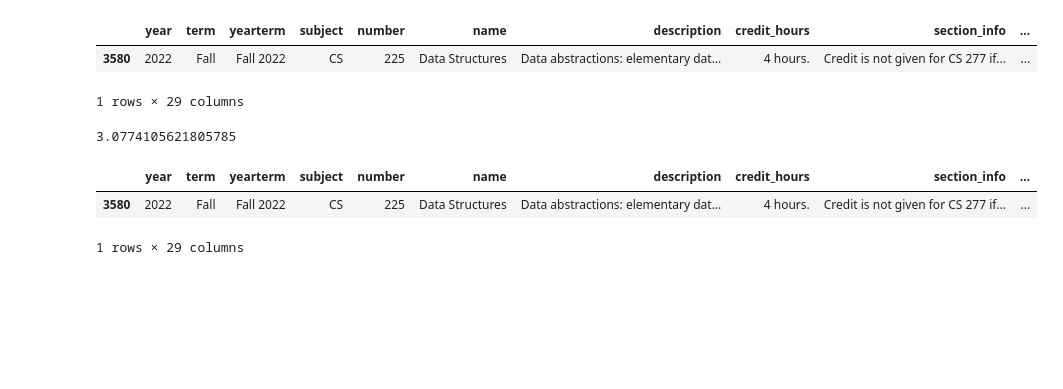
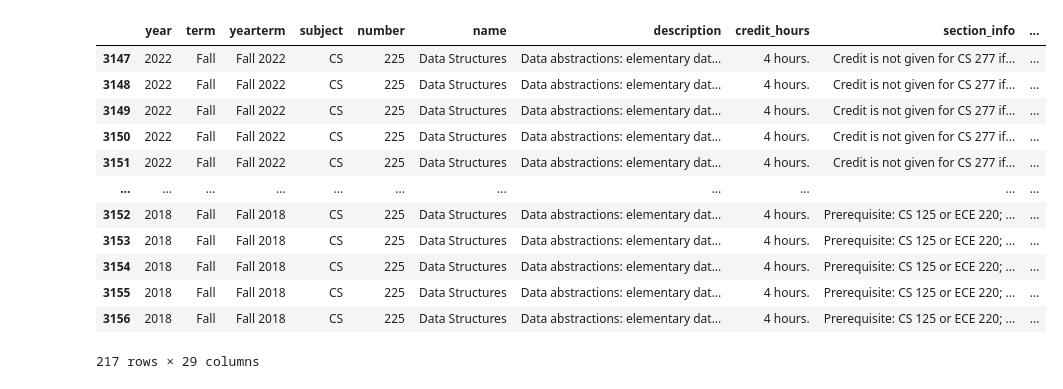
Before and after one commit to timot3/uiuc-course-api, a Jupyter notebook: data/data_processing.ipynb, the cells around one changed output. Saved outputs shown, nothing was run; the diff lists cells and outputs as text; code cells hidden in the pictures; blank space fills up the shorter version.

```diff
--- a/data/data_processing.ipynb
+++ b/data/data_processing.ipynb
@@ -130,8 +104,5 @@ df_exp
 5 rows × 28 columns
 # %%
-def preprocess_df(df, keep_cols) -> pd.DataFrame:
-
-    keep_cols = [x.lower().replace(' ', '_') for x in keep_cols] # preprocess ot be the same format
+def preprocess_df(df) -> pd.DataFrame:
     df.columns = [x.lower().replace(' ', '_') for x in df.columns]
-    df = df.drop([x for x in list(df_exp.columns) if x not in keep_cols], axis='columns')
     return df
@@ -166,0 +109,3 @@ preprocess_df(df_all, keep_cols)
+# %%
+df_all = preprocess_df(df_data)
+df_all
@@ -225,7 +150,7 @@ def map_gpas(row):
     row["gpa"] = recent_gpa
     return row
 # %%
-df_n = df_all.apply(map_gpas, axis=1)
+df_n = df_all.progress_apply(map_gpas, axis=1)
 # %%
 df_n[df_n["label"] == "ECE 391"]
 # %% [output]
@@ -235,19 +170,19 @@ df_n[df_n["label"] == "ECE 391"]
 # %%
-df_all[(df_all['subject'] == 'CS') & (df_all['number'] == 225)]
+df_n[(df_n['subject'] == 'CS') & (df_n['number'] == 225)]
 # %% [output]
 |  | year | term | yearterm | subject | number | name | description | credit_hours | section_info | ... |
-| 3580 | 2022 | Fall | Fall 2022 | CS | 225 | Data Structures | Data abstractions: elementary dat... | 4 hours. | Credit is not given for CS 277 if... | ... |
+| 3147 | 2022 | Fall | Fall 2022 | CS | 225 | Data Structures | Data abstractions: elementary dat... | 4 hours. | Credit is not given for CS 277 if... | ... |
+| 3148 | 2022 | Fall | Fall 2022 | CS | 225 | Data Structures | Data abstractions: elementary dat... | 4 hours. | Credit is not given for CS 277 if... | ... |
+| 3149 | 2022 | Fall | Fall 2022 | CS | 225 | Data Structures | Data abstractions: elementary dat... | 4 hours. | Credit is not given for CS 277 if... | ... |
+| 3150 | 2022 | Fall | Fall 2022 | CS | 225 | Data Structures | Data abstractions: elementary dat... | 4 hours. | Credit is not given for CS 277 if... | ... |
+| 3151 | 2022 | Fall | Fall 2022 | CS | 225 | Data Structures | Data abstractions: elementary dat... | 4 hours. | Credit is not given for CS 277 if... | ... |
+| ... | ... | ... | ... | ... | ... | ... | ... | ... | ... | ... |
+| 3152 | 2018 | Fall | Fall 2018 | CS | 225 | Data Structures | Data abstractions: elementary dat... | 4 hours. | Prerequisite: CS 125 or ECE 220; ... | ... |
+| 3153 | 2018 | Fall | Fall 2018 | CS | 225 | Data Structures | Data abstractions: elementary dat... | 4 hours. | Prerequisite: CS 125 or ECE 220; ... | ... |
+| 3154 | 2018 | Fall | Fall 2018 | CS | 225 | Data Structures | Data abstractions: elementary dat... | 4 hours. | Prerequisite: CS 125 or ECE 220; ... | ... |
+| 3155 | 2018 | Fall | Fall 2018 | CS | 225 | Data Structures | Data abstractions: elementary dat... | 4 hours. | Prerequisite: CS 125 or ECE 220; ... | ... |
+| 3156 | 2018 | Fall | Fall 2018 | CS | 225 | Data Structures | Data abstractions: elementary dat... | 4 hours. | Prerequisite: CS 125 or ECE 220; ... | ... |
-1 rows × 29 columns
+217 rows × 29 columns
 # %%
 with sqlite3.connect("fa22_courses.db") as conn:
     df_n.to_sql("classes", conn, if_exists="replace")
-# %%
-get_recent_average_gpa("ECE 391")
-# %% [output]
-3.0774105621805785
-# %%
-map_gpas(df_all[(df_all['subject'] == 'CS') & (df_all['number'] == 225)])
-# %% [output]
-|  | year | term | yearterm | subject | number | name | description | credit_hours | section_info | ... |
-| 3580 | 2022 | Fall | Fall 2022 | CS | 225 | Data Structures | Data abstractions: elementary dat... | 4 hours. | Credit is not given for CS 277 if... | ... |
-1 rows × 29 columns
```
Also changed, not shown: parts of 19 cells of this notebook, 31 other files.
